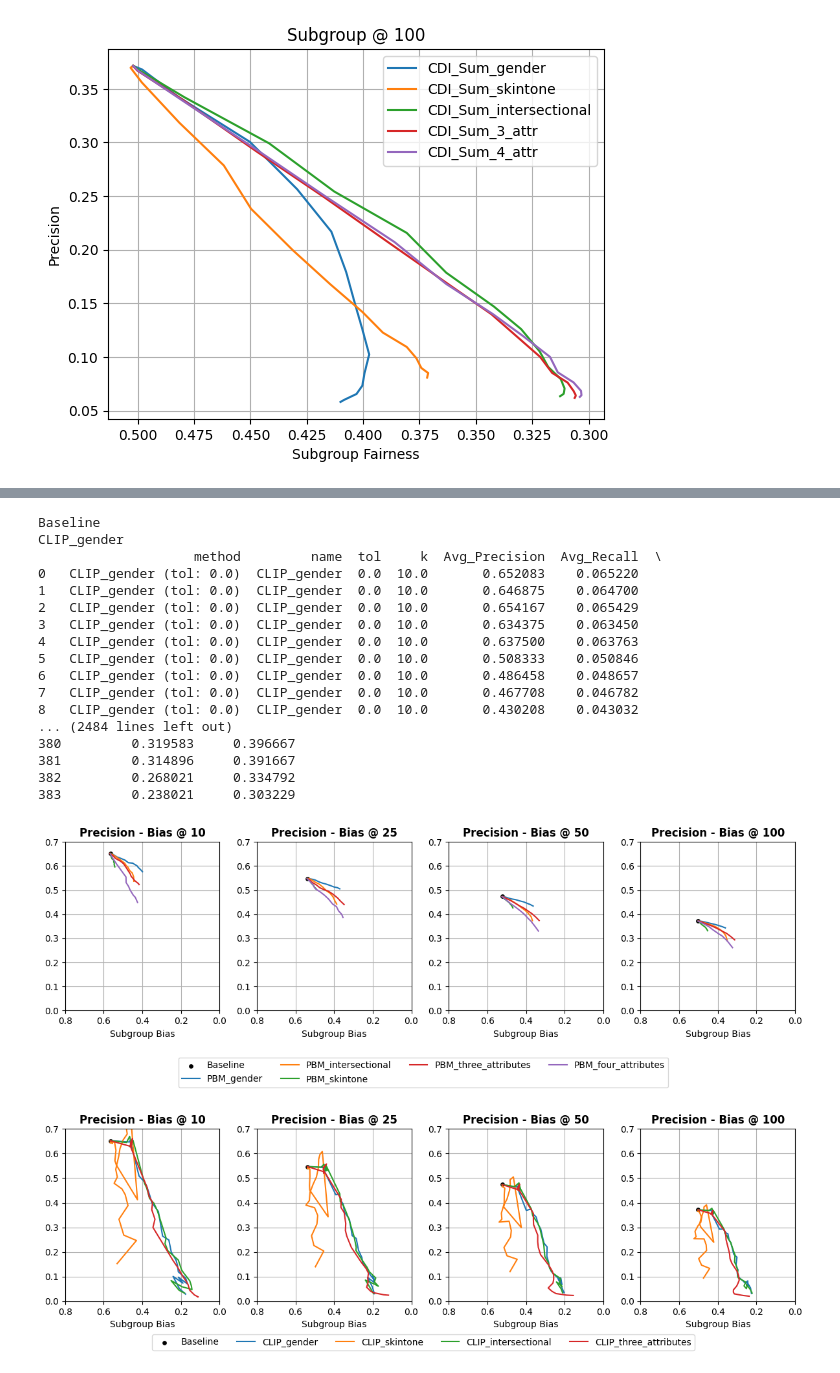
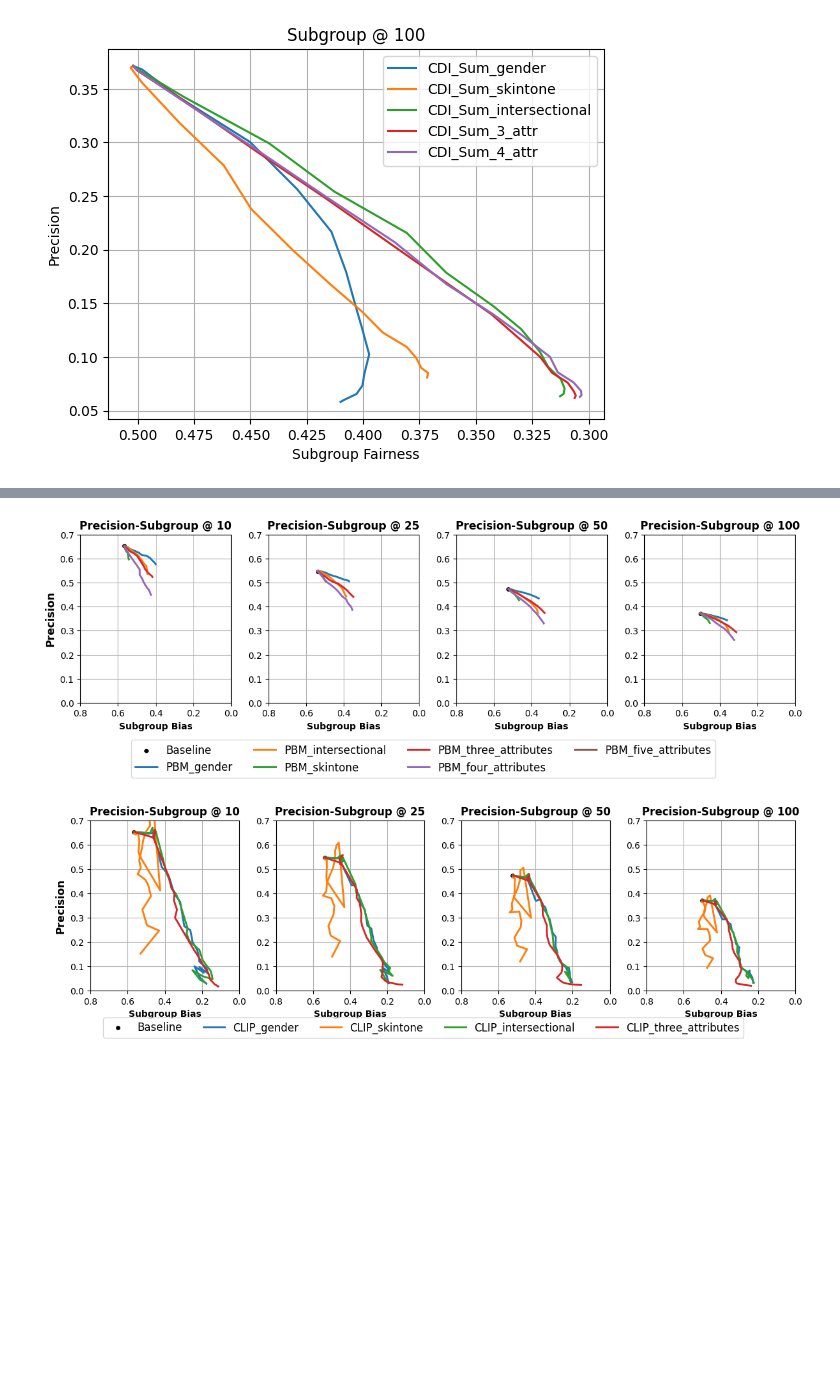
Before and after one commit to apg123/Thesis_CDI, a Jupyter notebook: plots.ipynb, the cells around one changed output, grey strips where cells are left out. Saved outputs shown, nothing was run; the diff lists cells and outputs as text; code cells hidden in the pictures; blank space fills up the shorter version.

Commit message:
results and graphics and changes

```diff
--- a/plots.ipynb
+++ b/plots.ipynb
@@ -380,8 +380,8 @@ for i, k in enumerate(ks):
     ax[i].set_xlim(.8, 0)
     ax[i].grid(True)
     if j == 0:
-        ax[i].set_ylabel('Recall')
-    ax[i].set_xlabel('Gender Bias')
+        ax[i].set_ylabel('Recall', weight='bold', fontsize=12)
+    ax[i].set_xlabel('Gender Bias', weight='bold')
     for j, method in enumerate(methods):
         c = colors[j]
         data = giis[(giis['name'] == method) & (giis['k'] == k)]
@@ -391,12 +391,12 @@ for i, k in enumerate(ks):
             avg_c = avg_cats(data, "tol")
             #pareto_front = is_pareto_efficient_simple(avg_c, metric, 'Avg_Precision')
             pareto_points = avg_c #avg_c.iloc[pareto_front]
-            ax[i].plot(pareto_points['Avg_AbsBias_gender'], pareto_points['Avg_Recall'], label=method, c=c)
+            ax[i].plot(pareto_points['Avg_AbsBias_gender'], pareto_points['Avg_Recall'], label=method, c=c, linewidth=2.1)
 
     handles, labels = ax[i].get_legend_handles_labels()
-fig.legend(handles, labels, loc='lower center', ncols=4)
+fig.legend(handles, labels, loc='lower center', ncols=4, fontsize='large')
 fig.tight_layout(rect=[0, 0, 1.2, 1.2])
-fig.subplots_adjust(bottom=0.35)
+fig.subplots_adjust(bottom=0.42)
 fig.show()
 # %% [output]
 ['Baseline' 'CDI_Sum_gender' 'CDI_Sum_intersectional' 'CDI_Sum_skintone'
@@ -409,11 +409,10 @@ fig.show()
 # %%
 occ2 = pd.read_pickle('results/occ2-complete.pkl')
+#occ2_5 = pd.read_pickle('results/occ2-pbm-five-concepts.pkl')
+#occ2 = pd.concat([occ2, occ2_5])
 
-print(occ2[occ2['name'] == 'CLIP_gender'])
-
-print(occ2['name'].unique())
 methods = ['Baseline', 'PBM_gender', 'PBM_intersectional',
- 'PBM_skintone', 'PBM_three_attributes', 'PBM_four_attributes']
+ 'PBM_skintone', 'PBM_three_attributes', 'PBM_four_attributes', 'PBM_five_attributes']
 colors = ['black', '#1f77b4', '#ff7f0e', '#2ca02c', '#d62728', '#9467bd', '#8c564b', '#e377c2',
  '#7f7f7f', 'purple']
 
@@ -421,26 +420,26 @@ ks = [10, 25, 50, 100]
 
 fig, ax = plt.subplots(1, 4, figsize=(10, 3.5))
 for i, k in enumerate(ks):
-    ax[i].set_title(f'Precision - Bias @ {k}', weight='bold')
+    ax[i].set_title(f'Precision-Subgroup @ {k}', weight='bold')
     ax[i].set_ylim(0, .7)
     ax[i].set_xlim(.8, 0)
     ax[i].grid(True)
-    if j == 0:
-        ax[i].set_ylabel('Precision')
-    ax[i].set_xlabel('Subgroup Bias')
+    if i == 0:
+        ax[i].set_ylabel('Precision', weight='bold', fontsize=12)
+    ax[i].set_xlabel('Subgroup Bias', weight='bold')
     for j, method in enumerate(methods):
         c = colors[j]
         data = occ2[(occ2['name'] == method) & (occ2['k'] == k)]
         if method in ['Baseline', 'DebiasClip']:
-            ax[i].scatter(np.mean(data[metric]), np.mean(data['Avg_Precision']), label=method, s=15, c=c)
+            ax[i].scatter(np.mean(data['Avg_Max_MC_Bias']), np.mean(data['Avg_Precision']), label=method, s=15, c=c)
         else:
             avg_c = avg_cats(data, "tol")
             #pareto_front = is_pareto_efficient_simple(avg_c, metric, 'Avg_Precision')
             pareto_points = avg_c #avg_c.iloc[pareto_front]
-            ax[i].plot(pareto_points['Avg_Max_MC_Bias'], pareto_points['Avg_Precision'], label=method, c=c)
+            ax[i].plot(pareto_points['Avg_Max_MC_Bias'], pareto_points['Avg_Precision'], label=method, c=c, linewidth=2.1)
 
     handles, labels = ax[i].get_legend_handles_labels()
-fig.legend(handles, labels, loc='lower center', ncols=4)
+fig.legend(handles, labels, loc='lower center', ncols=4, fontsize='large')
 fig.tight_layout(rect=[0, 0, 1.2, 1.2])
 fig.subplots_adjust(bottom=0.35)
 fig.show()
@@ -455,28 +454,26 @@ ks = [10, 25, 50, 100]
 
 fig, ax = plt.subplots(1, 4, figsize=(10, 3.2))
 for i, k in enumerate(ks):
-    ax[i].set_title(f'Precision - Bias @ {k}', weight='bold')
+    ax[i].set_title(f'Precision-Subgroup @ {k}', weight='bold')
     ax[i].set_ylim(0, .7)
     ax[i].set_xlim(.8, 0)
     ax[i].grid(True)
-    if j == 0:
-        ax[i].set_ylabel('Precision')
-    ax[i].set_xlabel('Subgroup Bias')
+    if i == 0:
+        ax[i].set_ylabel('Precision', weight='bold', fontsize=12)
+    ax[i].set_xlabel('Subgroup Bias', weight='bold')
     for j, method in enumerate(methods):
-        print(method)
         c = colors[j]
         data = occ2[(occ2['name'] == method) & (occ2['k'] == k)]
         if method in ['Baseline', 'DebiasClip']:
-            ax[i].scatter(np.mean(data[metric]), np.mean(data['Avg_Precision']), label=method, s=15, c=c)
+            ax[i].scatter(np.mean(data['Avg_Max_MC_Bias']), np.mean(data['Avg_Precision']), label=method, s=15, c=c)
         else:
             avg_c = data
-            print(avg_c)
             #pareto_front = is_pareto_efficient_simple(avg_c, metric, 'Avg_Precision')
             pareto_points = avg_c #avg_c.iloc[pareto_front]
-            ax[i].plot(pareto_points['Avg_Max_MC_Bias'], pareto_points['Avg_Precision'], label=method, c=c)
+            ax[i].plot(pareto_points['Avg_Max_MC_Bias'], pareto_points['Avg_Precision'], label=method, c=c, linewidth=2.1)
 
     handles, labels = ax[i].get_legend_handles_labels()
-fig.legend(handles, labels, loc='lower center', ncols=5)
+fig.legend(handles, labels, loc='lower center', ncols=5, fontsize='large')
 fig.tight_layout(rect=[0, 0, 1.2, 1.2])
 fig.subplots_adjust(bottom=0.25)
 fig.show()
@@ -501,22 +481,5 @@ fig.show()
-Baseline
-CLIP_gender
-                    method         name  tol     k  Avg_Precision  Avg_Recall  \
-0   CLIP_gender (tol: 0.0)  CLIP_gender  0.0  10.0       0.652083    0.065220
-1   CLIP_gender (tol: 0.0)  CLIP_gender  0.0  10.0       0.646875    0.064700
-2   CLIP_gender (tol: 0.0)  CLIP_gender  0.0  10.0       0.654167    0.065429
-3   CLIP_gender (tol: 0.0)  CLIP_gender  0.0  10.0       0.634375    0.063450
-4   CLIP_gender (tol: 0.0)  CLIP_gender  0.0  10.0       0.637500    0.063763
-5   CLIP_gender (tol: 0.0)  CLIP_gender  0.0  10.0       0.508333    0.050846
-6   CLIP_gender (tol: 0.0)  CLIP_gender  0.0  10.0       0.486458    0.048657
-7   CLIP_gender (tol: 0.0)  CLIP_gender  0.0  10.0       0.467708    0.046782
-8   CLIP_gender (tol: 0.0)  CLIP_gender  0.0  10.0       0.430208    0.043032
-... (2484 lines left out)
-380         0.319583     0.396667
-381         0.314896     0.391667
-382         0.268021     0.334792
-383         0.238021     0.303229
-[figure, old version]
+[figure, new version]
-[figure, old version]
+[figure, new version]
 # %%
 celeba_res = pd.read_pickle('results/celeba-3-24.pkl')
 
```
Also changed, not shown: parts of 19 cells of this notebook, 33 other files.
